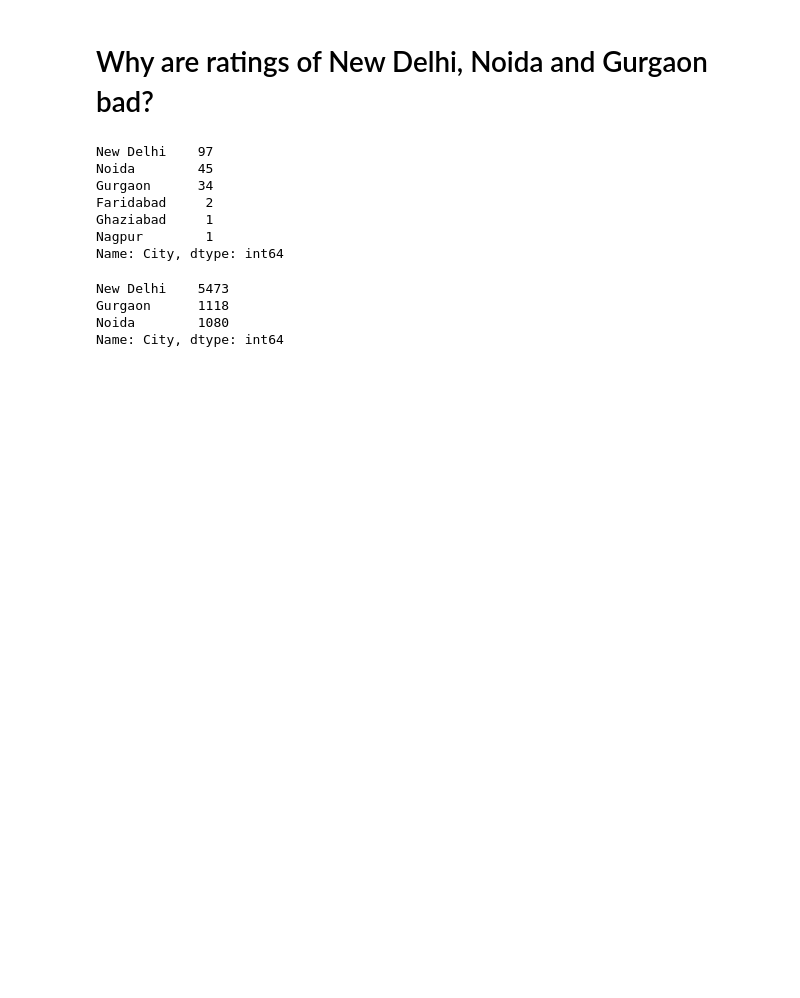
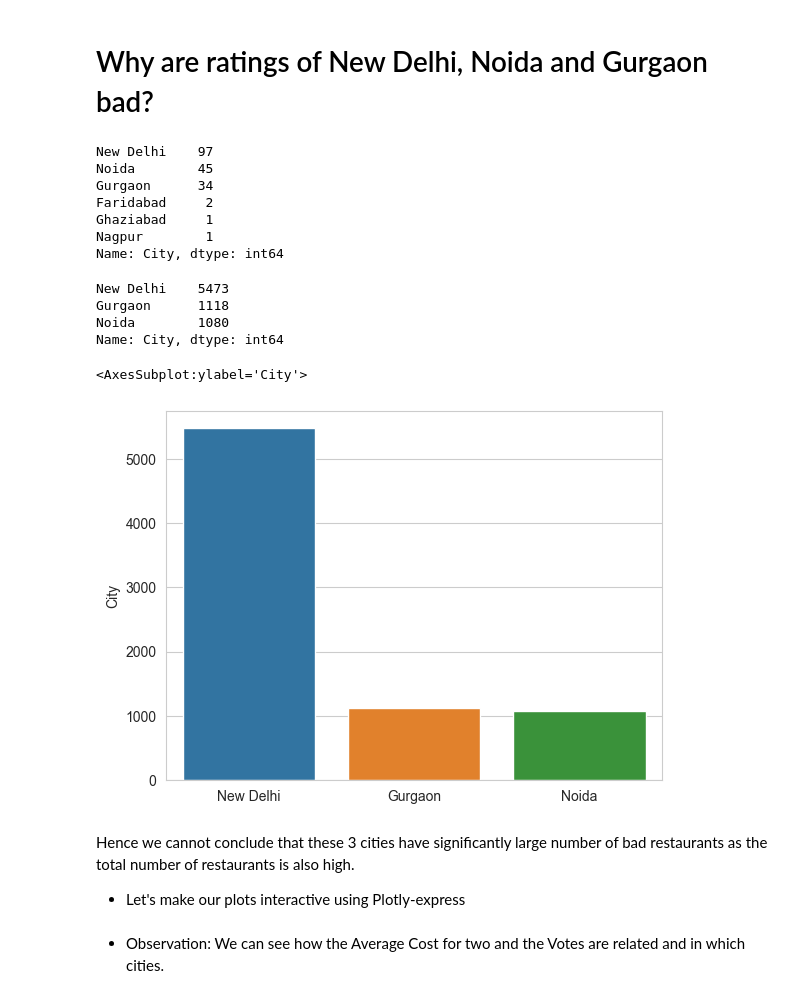
Before and after one commit to Rishiraj-singh7/Zomato-Restaurants-Data-Analysis, a Jupyter notebook: main.ipynb, the cells around one changed output. Cells and saved outputs as stored; diff of their text form; code cells hidden in the pictures; blank space fills up the shorter version.

```diff
--- a/main.ipynb
+++ b/main.ipynb
@@ -480,3 +480,12 @@ New Delhi    5473
 Gurgaon      1118
 Noida        1080
 Name: City, dtype: int64
+# %%
+sns.barplot(y = top_3_cities, x = top_3_cities.index)
+# %% [output]
+<AxesSubplot:ylabel='City'>
+[figure, added]
+# %% [markdown]
+Hence we cannot conclude that these 3 cities have significantly large number of bad restaurants as the total number of restaurants is also high.
+
+* Let's make our plots interactive using Plotly-express
@@ -482,0 +498,2 @@ Name: City, dtype: int64
+# %% [markdown]
+* Observation: We can see how the Average Cost for two and the Votes are related and in which cities.
```
Also changed, not shown: parts of 12 cells of this notebook.
